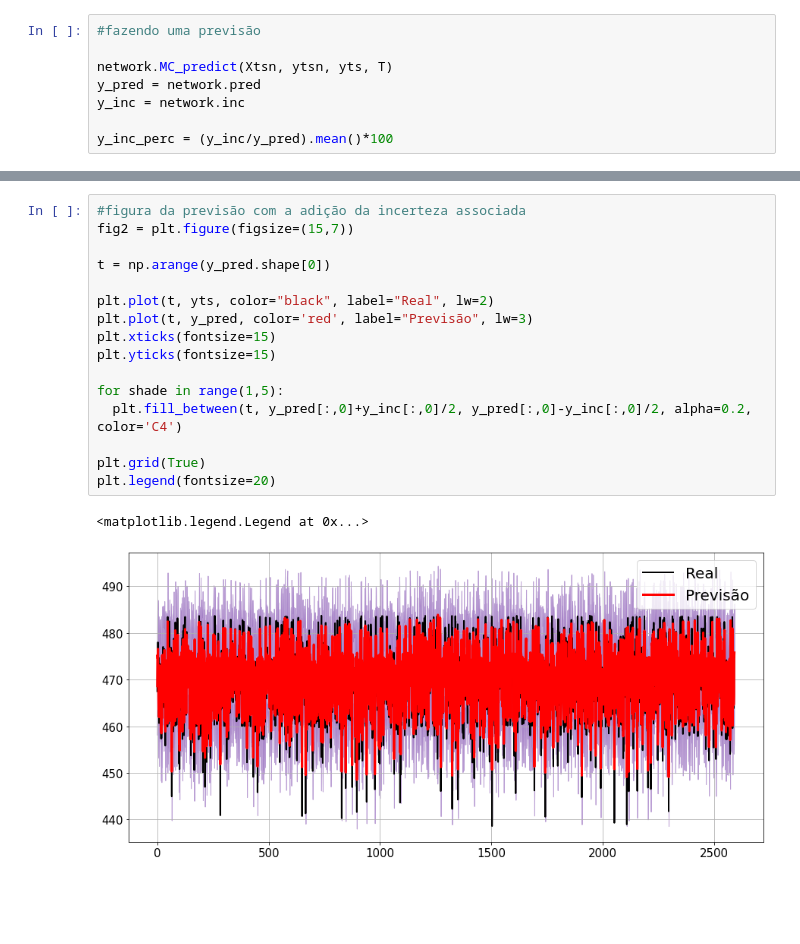
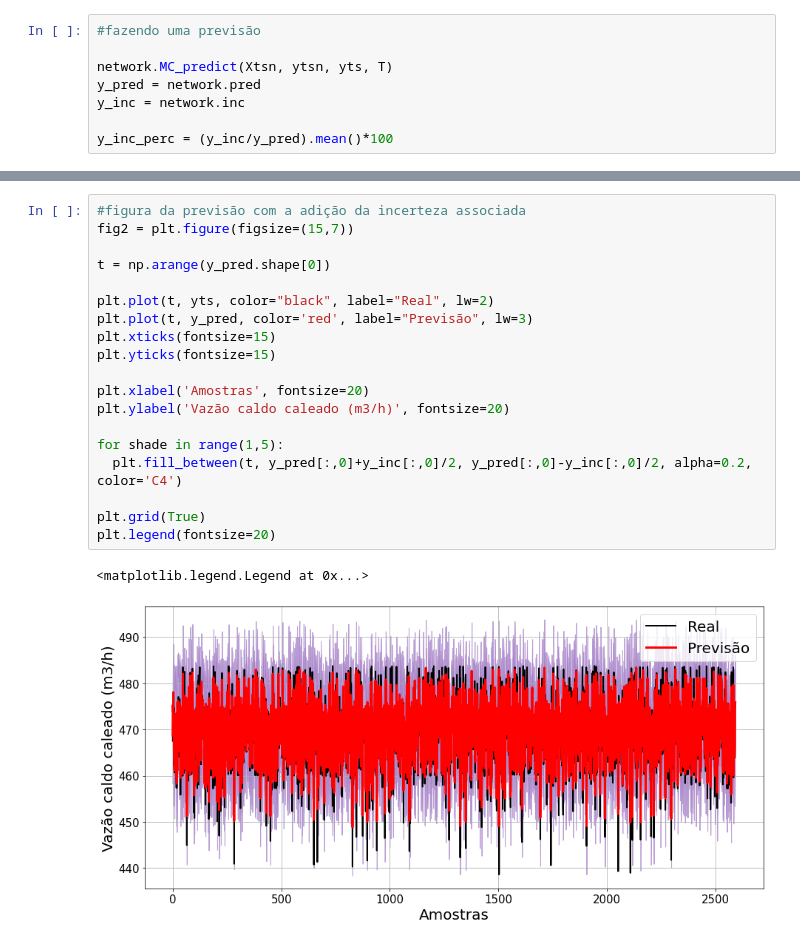
Before and after one commit to V-kr0pt/Soft_Sensor-MCDropout, a Jupyter notebook: load_model.ipynb, the cells around one changed output, grey strips where cells are left out. Saved outputs shown, nothing was run; the diff lists cells and outputs as text; blank space fills up the shorter version.

```diff
--- a/load_model.ipynb
+++ b/load_model.ipynb
@@ -75,22 +81,25 @@ y_inc_perc
 # %%
 #figura da previsão com a adição da incerteza associada
 fig2 = plt.figure(figsize=(15,7))
 
 t = np.arange(y_pred.shape[0])
 
 plt.plot(t, yts, color="black", label="Real", lw=2)
 plt.plot(t, y_pred, color='red', label="Previsão", lw=3)
 plt.xticks(fontsize=15)
 plt.yticks(fontsize=15)
 
+plt.xlabel('Amostras', fontsize=20)
+plt.ylabel('Vazão caldo caleado (m3/h)', fontsize=20)
+
 for shade in range(1,5):
   plt.fill_between(t, y_pred[:,0]+y_inc[:,0]/2, y_pred[:,0]-y_inc[:,0]/2, alpha=0.2, color='C4')
 
 plt.grid(True)
 plt.legend(fontsize=20)
 # %% [output]
 <matplotlib.legend.Legend at 0x...>
-[figure, old version]
+[figure, new version]
 # %%
 erro = yts - y_pred
 plt.figure(figsize=(15,7))
```
Also changed, not shown: parts of 6 cells of this notebook.
